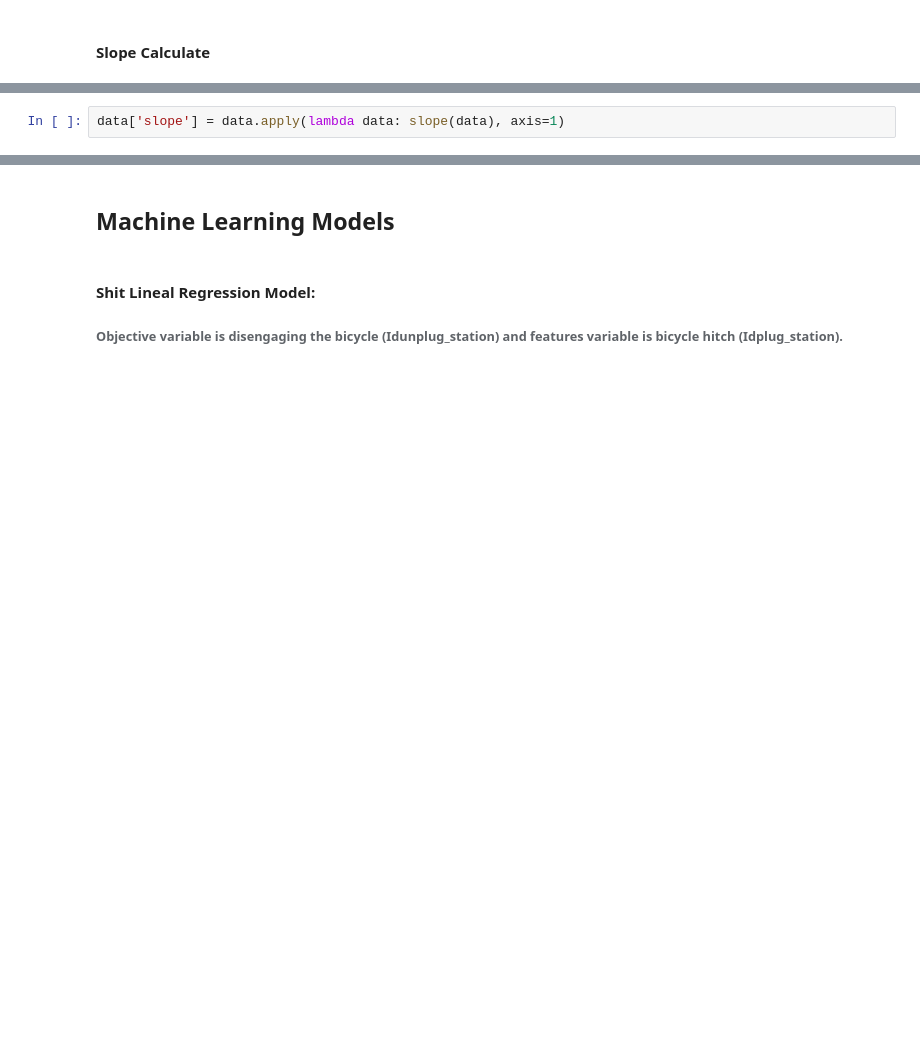
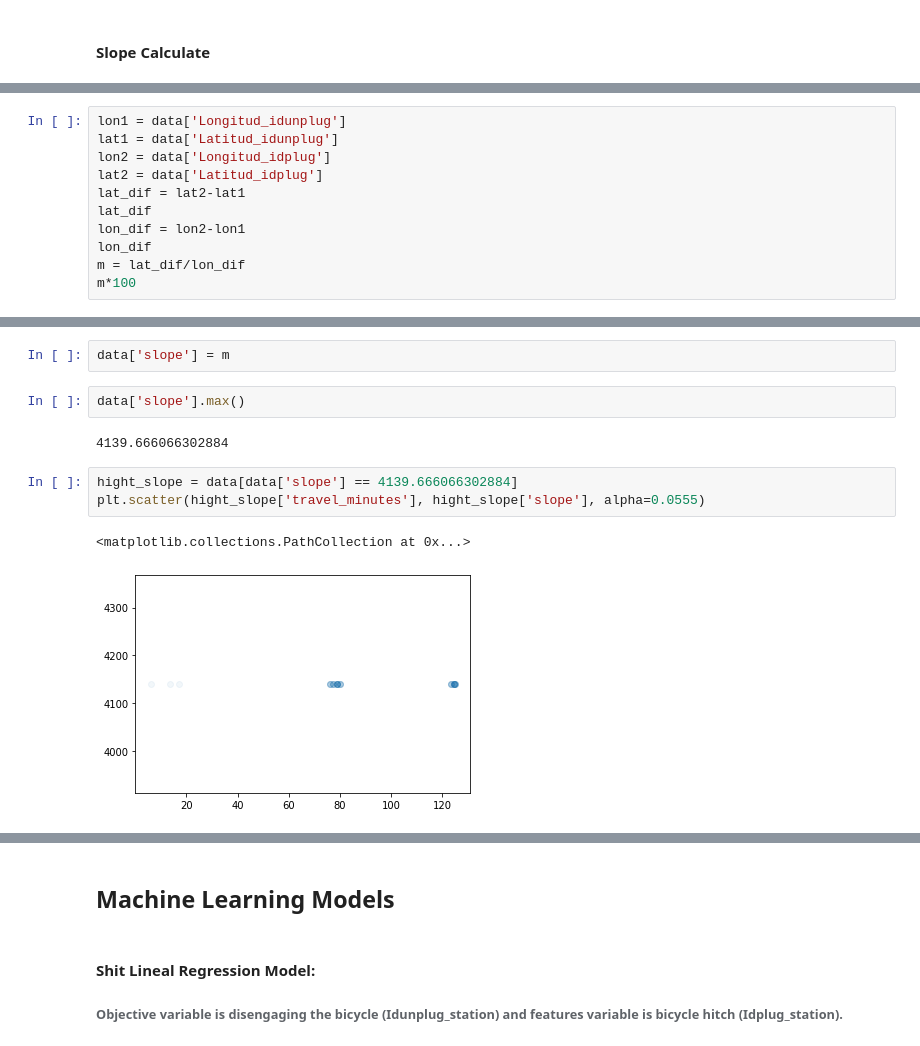
Before and after one commit to rasoco/Master_Data_Science, a Jupyter notebook: TFM/BiciMadProject.ipynb, the cells around one changed output, grey strips where cells are left out. Drawn from its saved outputs; the diff is of its cells as text; blank space fills up the shorter version.

Commit message:
Explorando columna Slope

```diff
--- a/TFM/BiciMadProject.ipynb
+++ b/TFM/BiciMadProject.ipynb
@@ -1442,5 +1425,3 @@ def slope(data):
     lon_dif = lon2-lon1
     m = lat_dif/lon_dif *100
     return m
-# %%
-data['slope'] = data.apply(lambda data: slope(data), axis=1)
@@ -1448,0 +1428,11 @@ ZeroDivisionError: ignored
+# %%
+lon1 = data['Longitud_idunplug']
+lat1 = data['Latitud_idunplug']
+lon2 = data['Longitud_idplug']
+lat2 = data['Latitud_idplug']
+lat_dif = lat2-lat1
+lat_dif
+lon_dif = lon2-lon1
+lon_dif
+m = lat_dif/lon_dif
+m*100
@@ -1448,0 +1467,12 @@ ZeroDivisionError: ignored
+# %%
+data['slope'] = m
+# %%
+data['slope'].max()
+# %% [output]
+4139.666066302884
+# %%
+hight_slope = data[data['slope'] == 4139.666066302884]
+plt.scatter(hight_slope['travel_minutes'], hight_slope['slope'], alpha=0.0555)
+# %% [output]
+<matplotlib.collections.PathCollection at 0x...>
+[figure, added]
```
Also changed, not shown: parts of 18 cells of this notebook.
